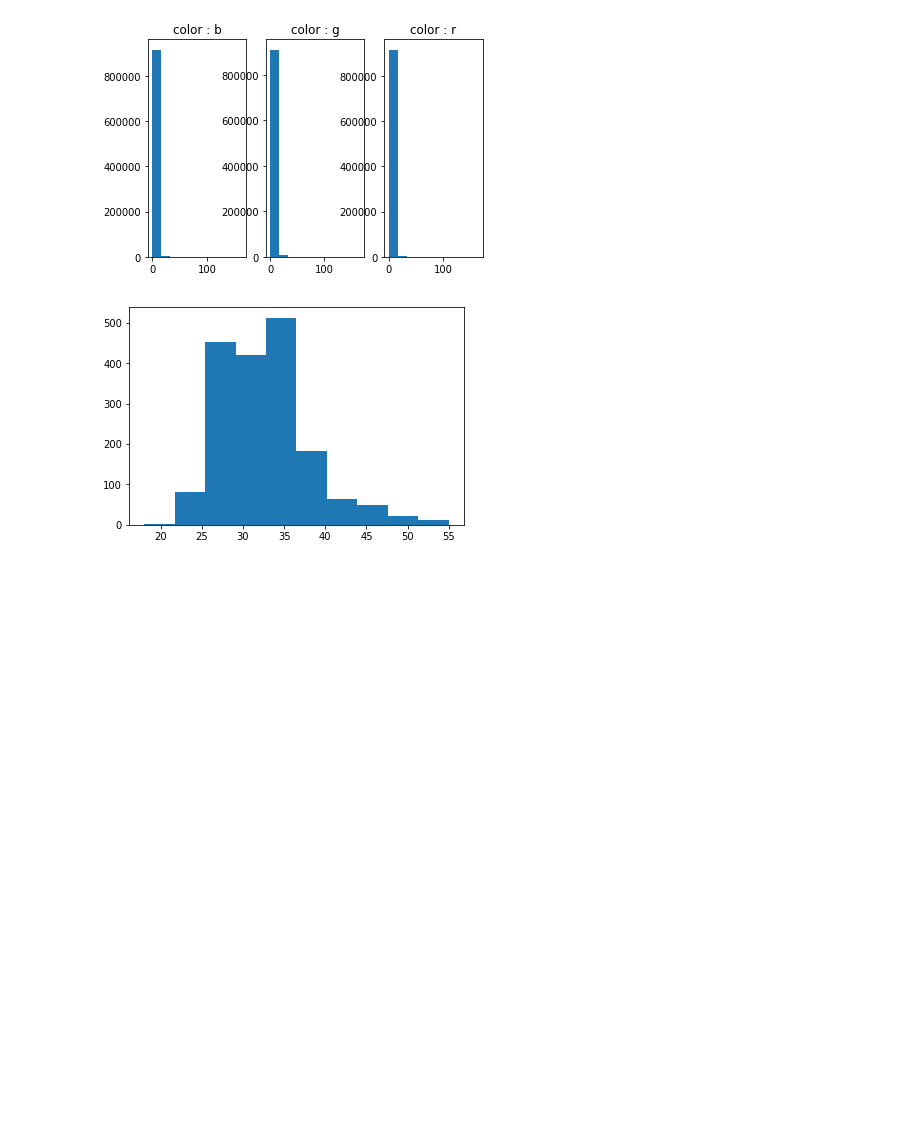
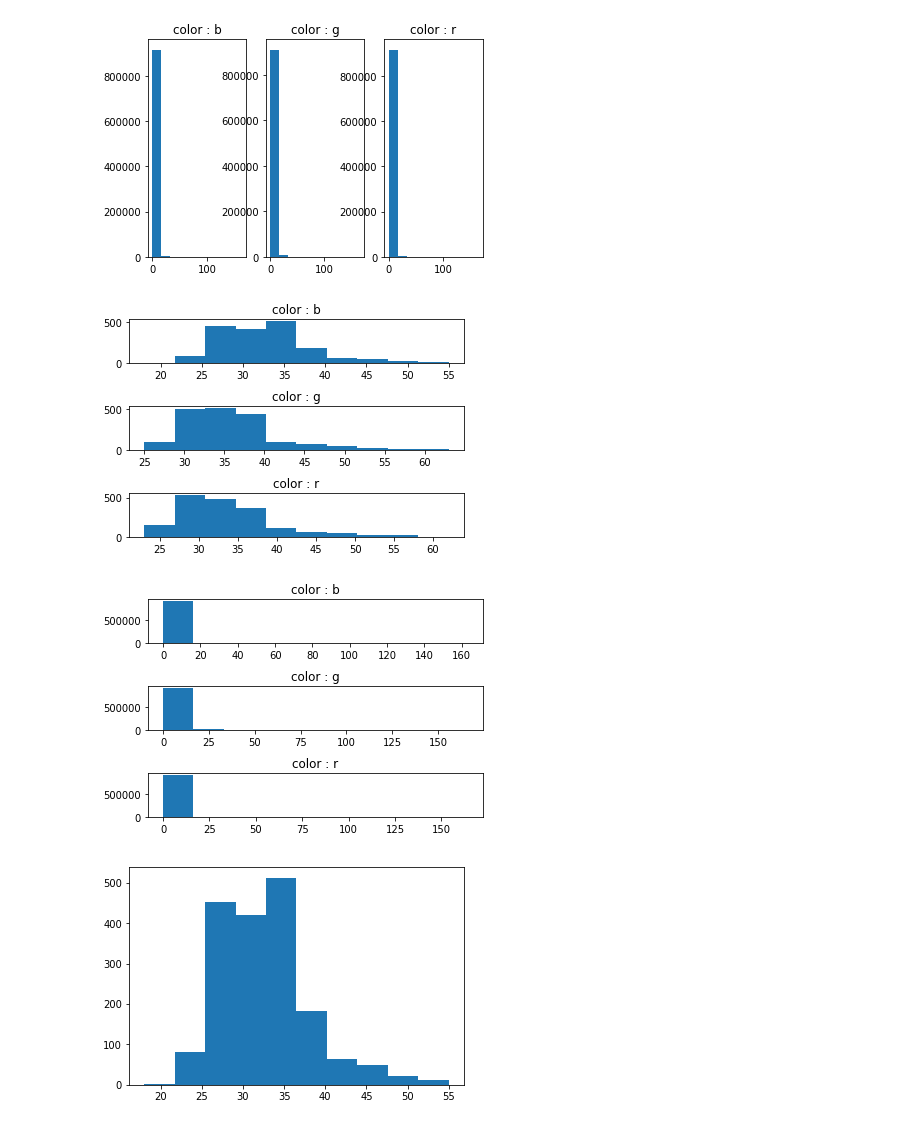
Before and after one commit to sutt/ppd, a Jupyter notebook: multi_frame_histos.ipynb, the cells around one changed output. Saved outputs shown, nothing was run; the diff lists cells and outputs as text; code cells hidden in the pictures; blank space fills up the shorter version.

```diff
--- a/multi_frame_histos.ipynb
+++ b/multi_frame_histos.ipynb
@@ -125,7 +245,10 @@ ret = ball_vs_background(masks[:3],bad_imgs[:3],
 [figure]
 # %%
 ret = ball_vs_background(masks[:3],bad_imgs[:3],
-                         show_hist = True, horiz = True)
+                         show_hist = True, horiz = False)
+# %% [output]
+[figure, added]
+[figure, added]
 # %%
 f ,arrax = plt.subplots(1,2)
 
```
Also changed, not shown: parts of 17 cells of this notebook.
